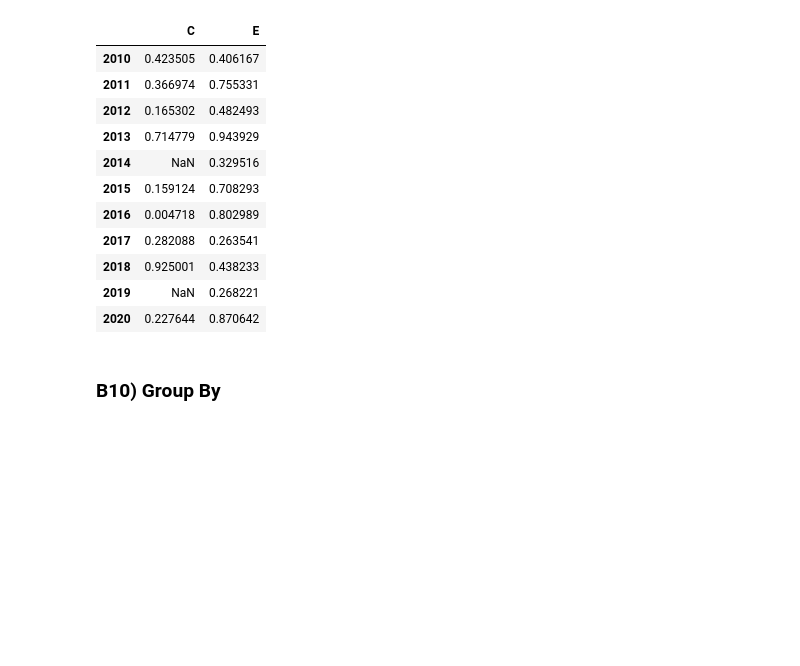
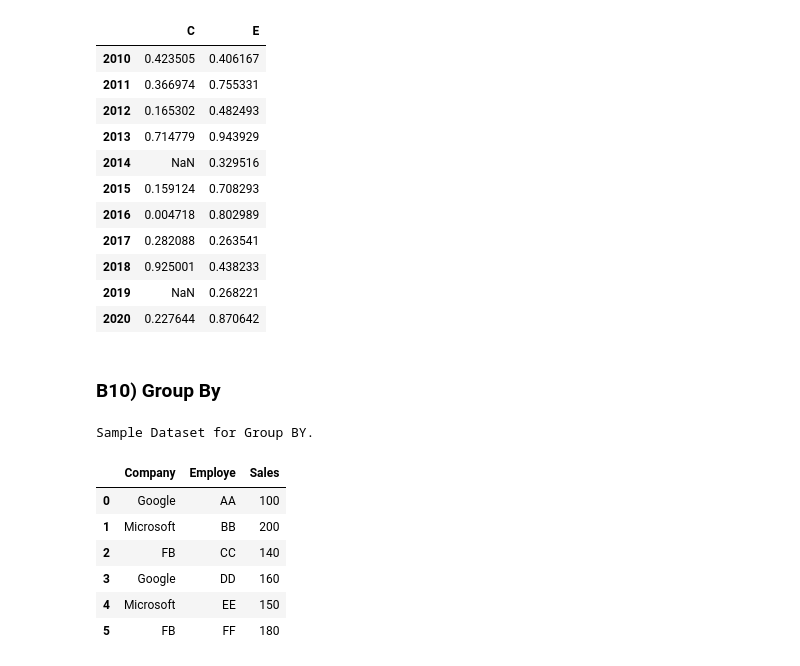
Before and after one commit to surendra-arivappagari/1.DataScience_MachineLearning_with_Python, a Jupyter notebook: 3.Pandas/Pandas.ipynb, the cells around one changed output. Drawn from its saved outputs; the diff is of its cells as text; code cells hidden in the pictures; blank space fills up the shorter version.

```diff
--- a/3.Pandas/Pandas.ipynb
+++ b/3.Pandas/Pandas.ipynb
@@ -1202,3 +1202,23 @@ Ex7:Thresh() will keep all columns atleast 6 Non-Na values. If we have proper 6
 | 2020 | 0.227644 | 0.870642 |
 # %% [markdown]
 ### B10) Group By
+# %%
+# Group by is used to group the columns data into groups and on top of groups we can apply aggregated functions
+# or any filters on to groups.
+
+print("Sample Dataset for Group BY.")
+
+dict1 = {"Company":['Google','Microsoft','FB','Google','Microsoft','FB'],
+         "Employe":['AA','BB','CC','DD','EE','FF'],
+         "Sales":[100,200,140,160,150,180]}
+df = pd.DataFrame(dict1)
+df
+# %% [output]
+Sample Dataset for Group BY.
+|  | Company | Employe | Sales |
+| 0 | Google | AA | 100 |
+| 1 | Microsoft | BB | 200 |
+| 2 | FB | CC | 140 |
+| 3 | Google | DD | 160 |
+| 4 | Microsoft | EE | 150 |
+| 5 | FB | FF | 180 |
```
Also changed, not shown: parts of 4 cells of this notebook.
